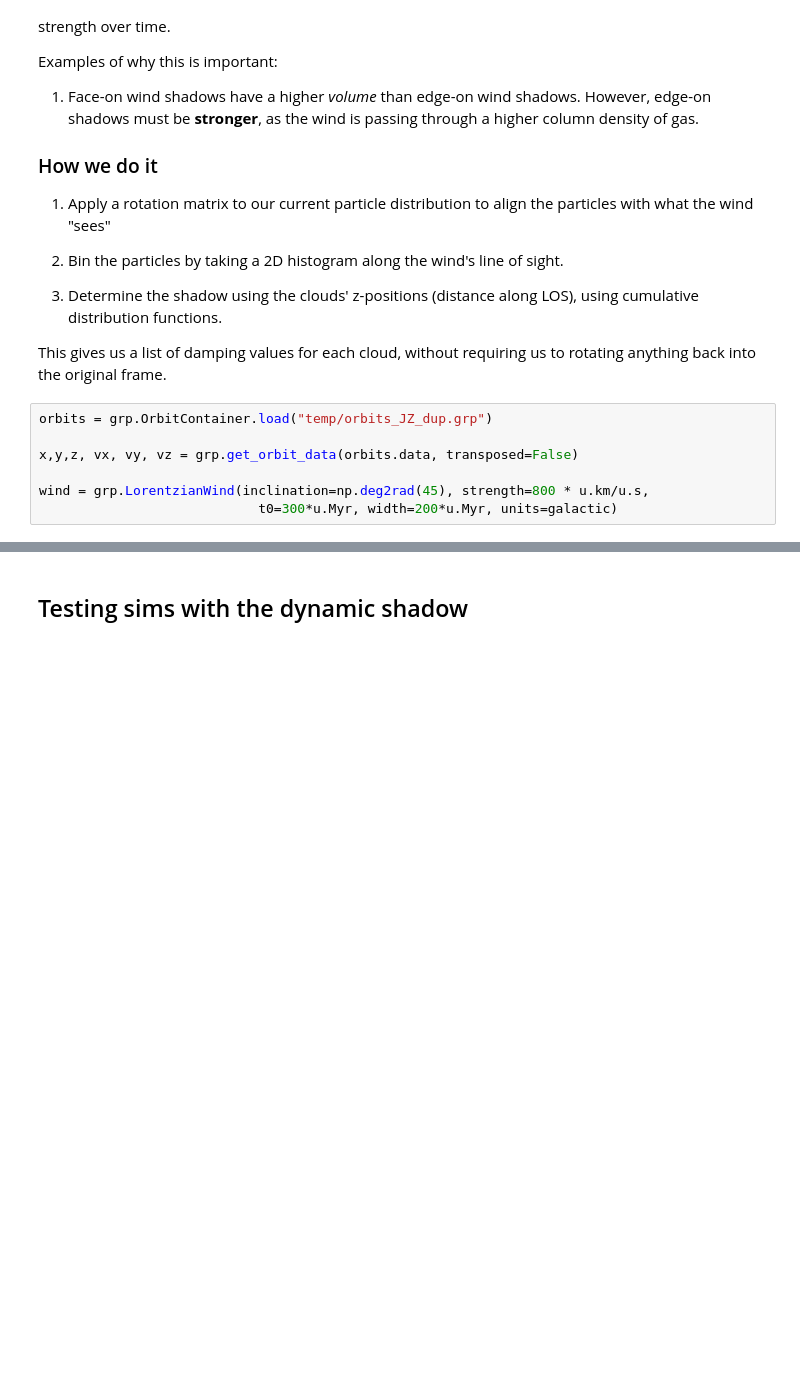
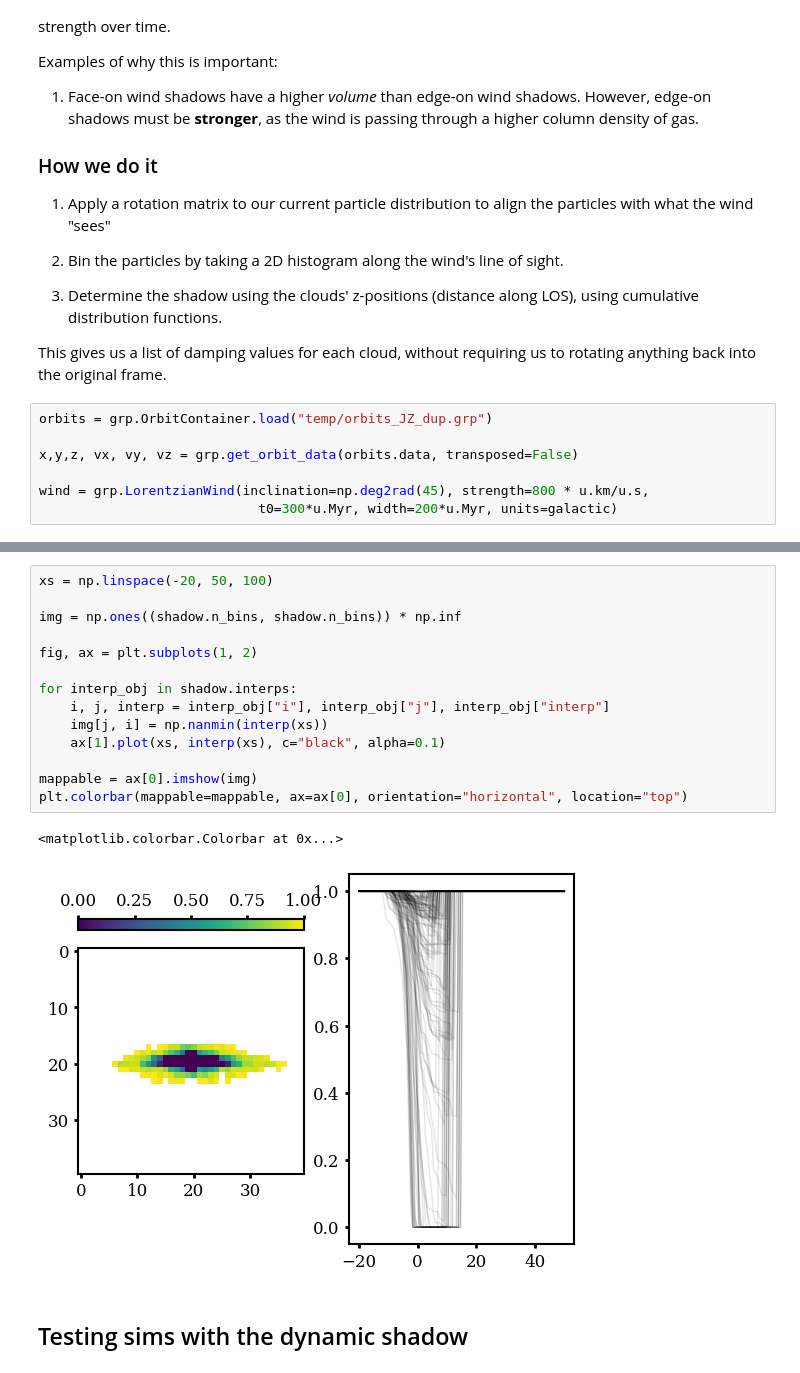
Before and after one commit to HSouch/galarp, a Jupyter notebook: paper/0-1-FullDynamicShadow.ipynb, the cells around one changed output, grey strips where cells are left out. Drawn from its saved outputs; the diff is of its cells as text; blank space fills up the shorter version.

```diff
--- a/paper/0-1-FullDynamicShadow.ipynb
+++ b/paper/0-1-FullDynamicShadow.ipynb
@@ -255,3 +309,20 @@ TypeError: clip() missing 1 required positional argument: 'a_max'
+# %%
+xs = np.linspace(-20, 50, 100)
+
+img = np.ones((shadow.n_bins, shadow.n_bins)) * np.inf
+
+fig, ax = plt.subplots(1, 2)
+
+for interp_obj in shadow.interps:
+    i, j, interp = interp_obj["i"], interp_obj["j"], interp_obj["interp"]
+    img[j, i] = np.nanmin(interp(xs))
+    ax[1].plot(xs, interp(xs), c="black", alpha=0.1)
+
+mappable = ax[0].imshow(img)
+plt.colorbar(mappable=mappable, ax=ax[0], orientation="horizontal", location="top")
+# %% [output]
+<matplotlib.colorbar.Colorbar at 0x...>
+[figure, added]
 # %% [markdown]
 ## Testing sims with the dynamic shadow
 # %%
```
Also changed, not shown: parts of 2 cells of this notebook.
